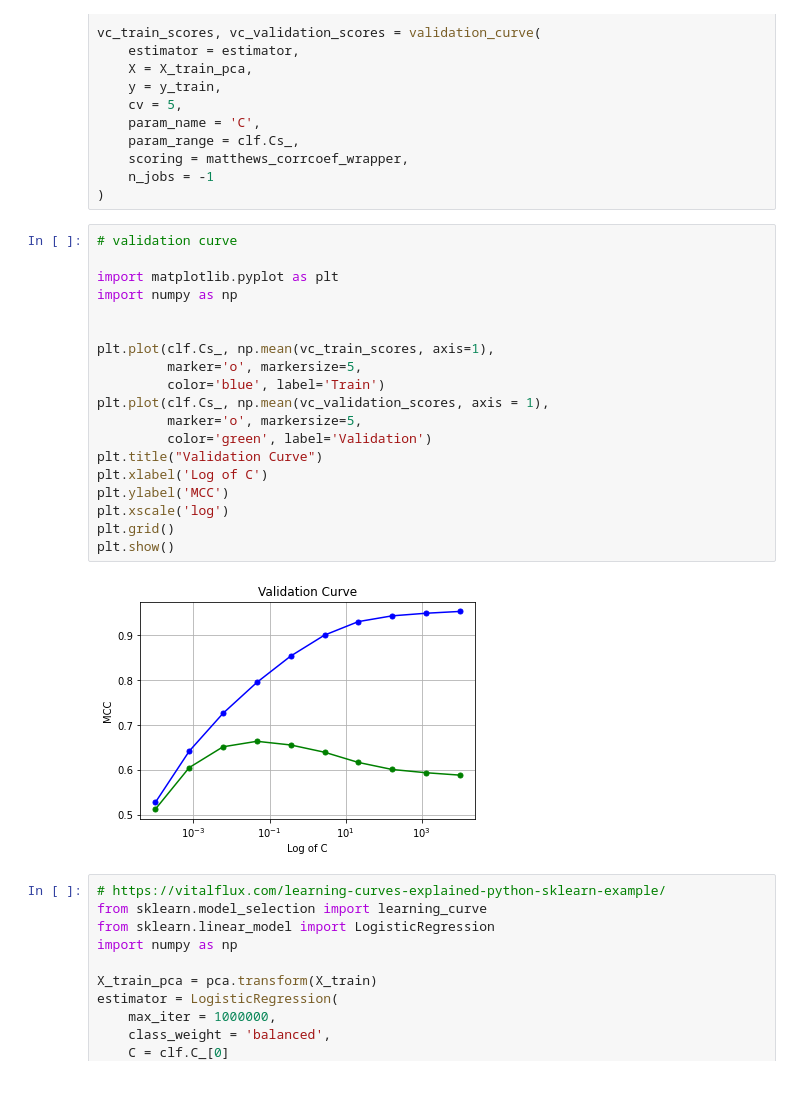
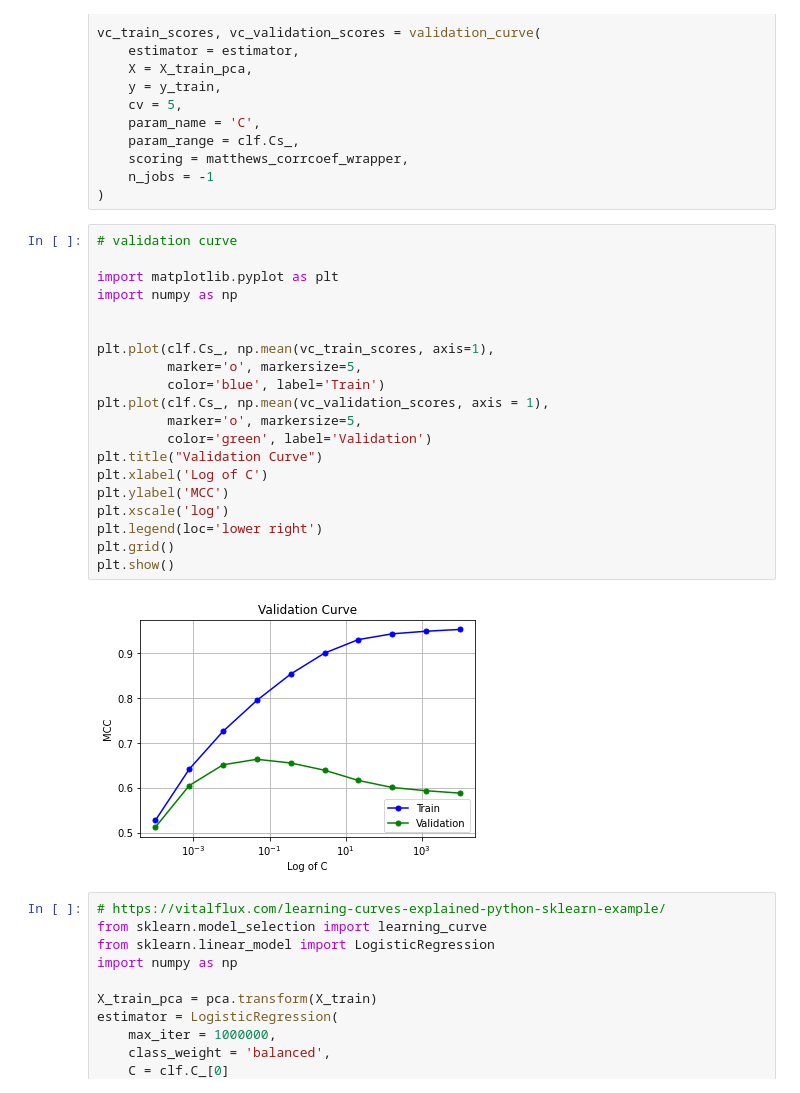
Before and after one commit to RERobbins/mids_w207_music_genre, a Jupyter notebook: member_workspaces/lawrence/sklearn_pca_logistic_regression_cv.ipynb, the cells around one changed output. Saved outputs shown, nothing was run; the diff lists cells and outputs as text.

Commit message:
updated image

```diff
--- a/member_workspaces/lawrence/sklearn_pca_logistic_regression_cv.ipynb
+++ b/member_workspaces/lawrence/sklearn_pca_logistic_regression_cv.ipynb
@@ -982,24 +982,25 @@ vc_train_scores, vc_validation_scores = validation_curve(
 # %%
 # validation curve
 
 import matplotlib.pyplot as plt
 import numpy as np
 
 
 plt.plot(clf.Cs_, np.mean(vc_train_scores, axis=1),
          marker='o', markersize=5,
          color='blue', label='Train')
 plt.plot(clf.Cs_, np.mean(vc_validation_scores, axis = 1),
          marker='o', markersize=5,
          color='green', label='Validation')
 plt.title("Validation Curve")
 plt.xlabel('Log of C')
 plt.ylabel('MCC')
 plt.xscale('log')
+plt.legend(loc='lower right')
 plt.grid()
 plt.show()
 # %% [output]
-[figure, old version]
+[figure, new version]
 # %%
 # https://vitalflux.com/learning-curves-explained-python-sklearn-example/
 from sklearn.model_selection import learning_curve
```
